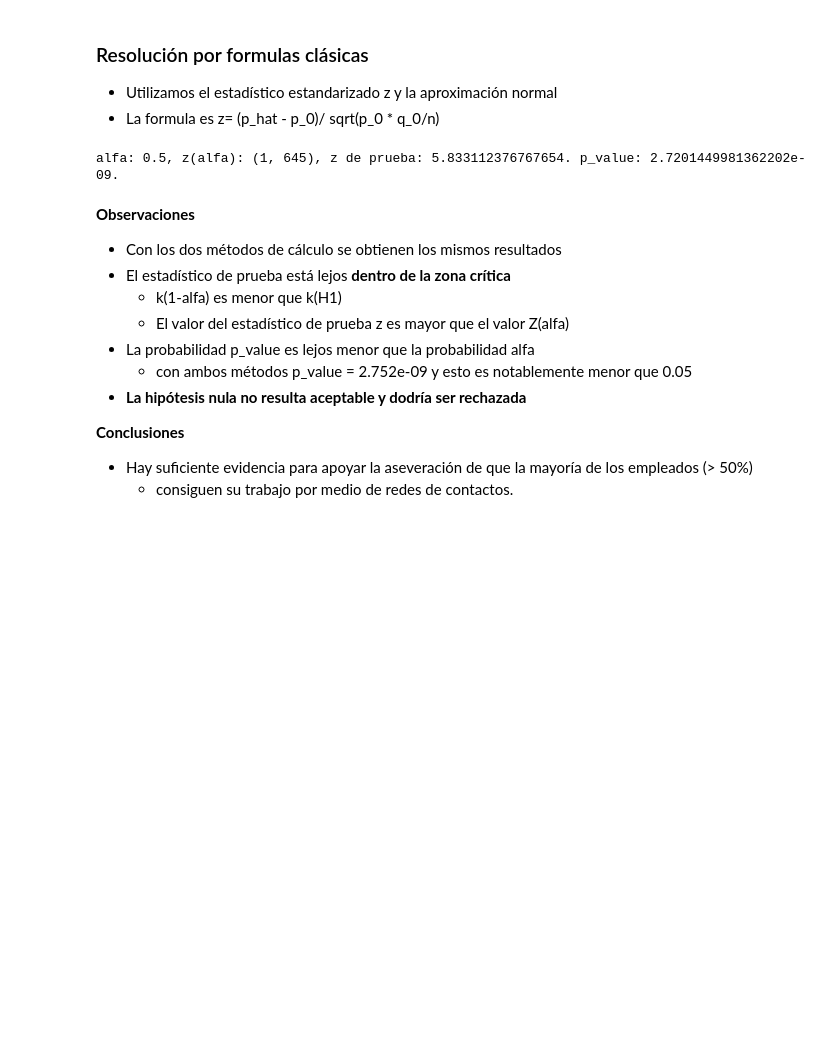
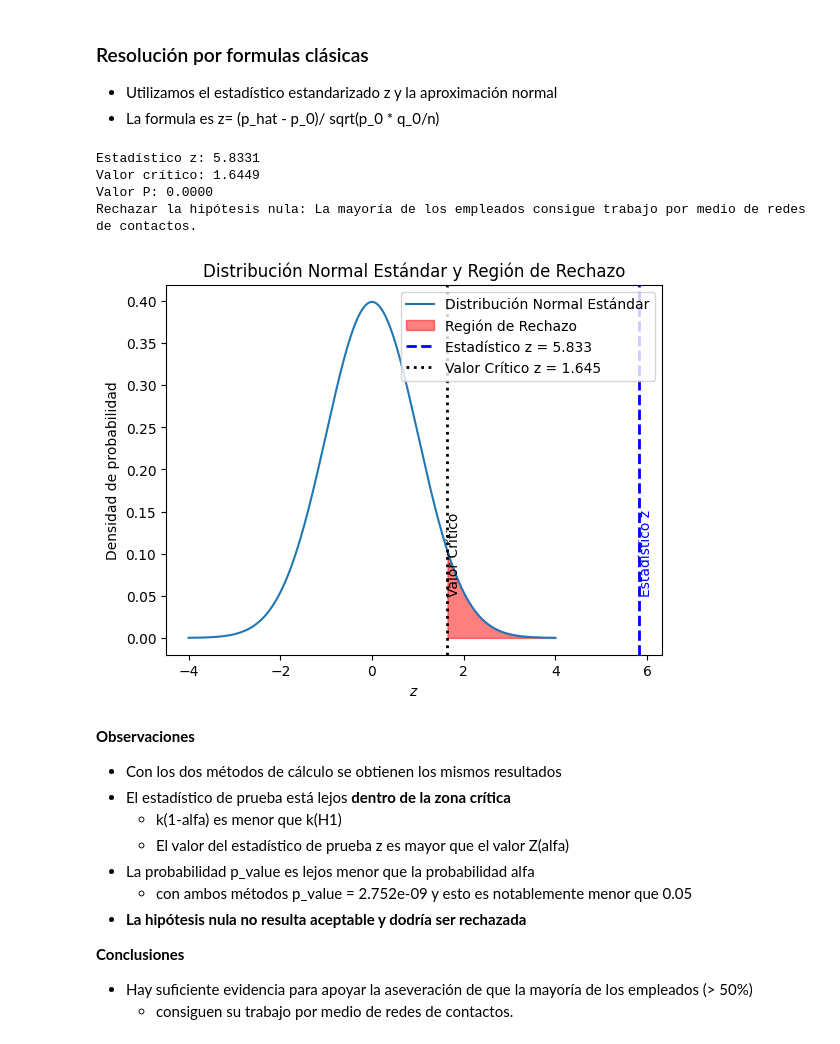
Before and after one commit to DaniCh-Coder/Python-Notes, a Jupyter notebook: ps stats/Probability-distributions/dp-hip-test-binom-empleo.ipynb, the cells around one changed output. Saved outputs shown, nothing was run; the diff lists cells and outputs as text; code cells hidden in the pictures; blank space fills up the shorter version.

Commit message:
modified:   ps stats/Probability-distributions/dp-hip-test-binom-empleo.ipynb 	new file:   ps stats/Probability-distributions/dp-hip-test-norm-1-media.ipynb

```diff
--- a/ps stats/Probability-distributions/dp-hip-test-binom-empleo.ipynb
+++ b/ps stats/Probability-distributions/dp-hip-test-binom-empleo.ipynb
@@ -87,21 +87,56 @@ p_value:  2.7521904307267533e-09       vs          alfa: 0.05
 ### Resolución por formulas clásicas
 + Utilizamos el estadístico estandarizado z y la aproximación normal
 + La formula es z= (p_hat - p_0)/ sqrt(p_0 * q_0/n)
-# %%
-# Datos muestrales
-n = 703
-p_hat = 0.61
-p_0 = 0.5
-
-# Cálculo del estadístico de prueba z
-z = (p_hat - p_0) / math.sqrt((p_0 * (1 - p_0)) / n)
-
-# Valor p correspondiente
-p_value = 1 - norm.cdf(z)
-
-print(f"alfa: {p_0}, z(alfa): {1,645}, z de prueba: {z}. p_value: {p_value}.")
-# %% [output]
-alfa: 0.5, z(alfa): (1, 645), z de prueba: 5.833112376767654. p_value: 2.7201449981362202e-09.
+# %%
+# Datos muestrales y proporciones
+n = 703  # Tamaño de la muestra
+p_hat = 0.61  # Proporción muestral
+p0 = 0.50  # Proporción poblacional bajo H0
+alpha = 0.05  # Nivel de significancia
+
+# Calcular el estadístico z
+z_stat = (p_hat - p0) / np.sqrt((p0 * (1 - p0)) / n)
+
+# Valor crítico para una cola
+z_critical = norm.ppf(1 - alpha)
+
+# Valor P para una cola
+p_value = 1 - norm.cdf(z_stat)
+
+# Resultados
+print(f"Estadístico z: {z_stat:.4f}")
+print(f"Valor crítico: {z_critical:.4f}")
+print(f"Valor P: {p_value:.4f}")
+
+if z_stat > z_critical:
+    print("Rechazar la hipótesis nula: La mayoría de los empleados consigue trabajo por medio de redes de contactos.")
+else:
+    print("No rechazar la hipótesis nula: No se puede concluir que la mayoría de los empleados consiga trabajo por medio de redes de contactos.")
+
+# Graficar la distribución normal estándar
+x = np.linspace(-4, 4, 1000)
+y = norm.pdf(x)
+
+plt.plot(x, y, label='Distribución Normal Estándar')
+plt.fill_between(x, y, where=(x >= z_critical), color='red', alpha=0.5, label='Región de Rechazo')
+plt.axvline(z_stat, color='blue', linestyle='dashed', linewidth=2, label=f'Estadístico z = {z_stat:.3f}')
+plt.axvline(z_critical, color='black', linestyle='dotted', linewidth=2, label=f'Valor Crítico z = {z_critical:.3f}')
+
+# Anotaciones
+plt.text(z_stat, 0.05, 'Estadístico z', color='blue', rotation=90, verticalalignment='bottom')
+plt.text(z_critical, 0.05, 'Valor Crítico', color='black', rotation=90, verticalalignment='bottom')
+
+plt.title('Distribución Normal Estándar y Región de Rechazo')
+plt.xlabel('$z$')
+plt.ylabel('Densidad de probabilidad')
+plt.legend()
+plt.show()
+# %% [output]
+Estadístico z: 5.8331
+Valor crítico: 1.6449
+Valor P: 0.0000
+Rechazar la hipótesis nula: La mayoría de los empleados consigue trabajo por medio de redes de contactos.
+[figure, added]
 # %% [markdown]
 **Observaciones**
 + Con los dos métodos de cálculo se obtienen los mismos resultados
```
Also changed, not shown: parts of 2 cells of this notebook, 1 other file.
